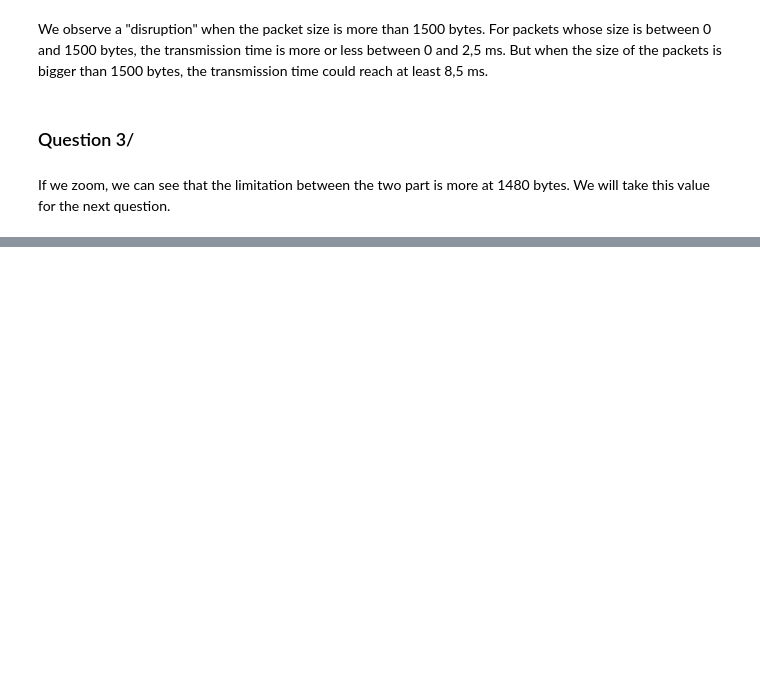
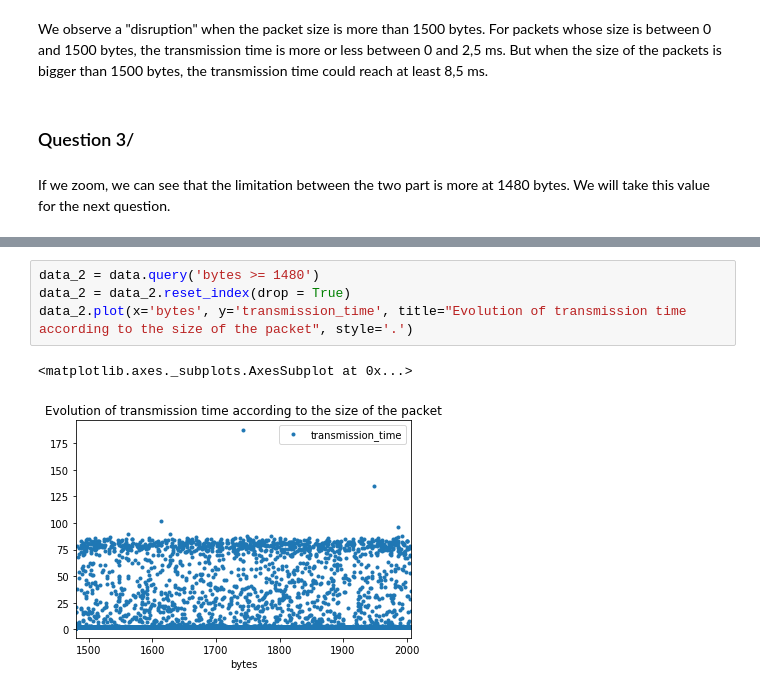
Before and after one commit to MarieBadaroux/Recherche_Reproductible, a Jupyter notebook: Recherche_reproductible_ping.ipynb, the cells around one changed output, grey strips where cells are left out. Drawn from its saved outputs; the diff is of its cells as text; blank space fills up the shorter version.

```diff
--- a/Recherche_reproductible_ping.ipynb
+++ b/Recherche_reproductible_ping.ipynb
@@ -133,0 +126,7 @@ If we zoom, we can see that the limitation between the two part is more at 1480
+# %%
+data_2 = data.query('bytes >= 1480')
+data_2 = data_2.reset_index(drop = True)
+data_2.plot(x='bytes', y='transmission_time', title="Evolution of transmission time according to the size of the packet", style='.')
+# %% [output]
+<matplotlib.axes._subplots.AxesSubplot at 0x...>
+[figure, added]
```
Also changed, not shown: parts of 13 cells of this notebook.
